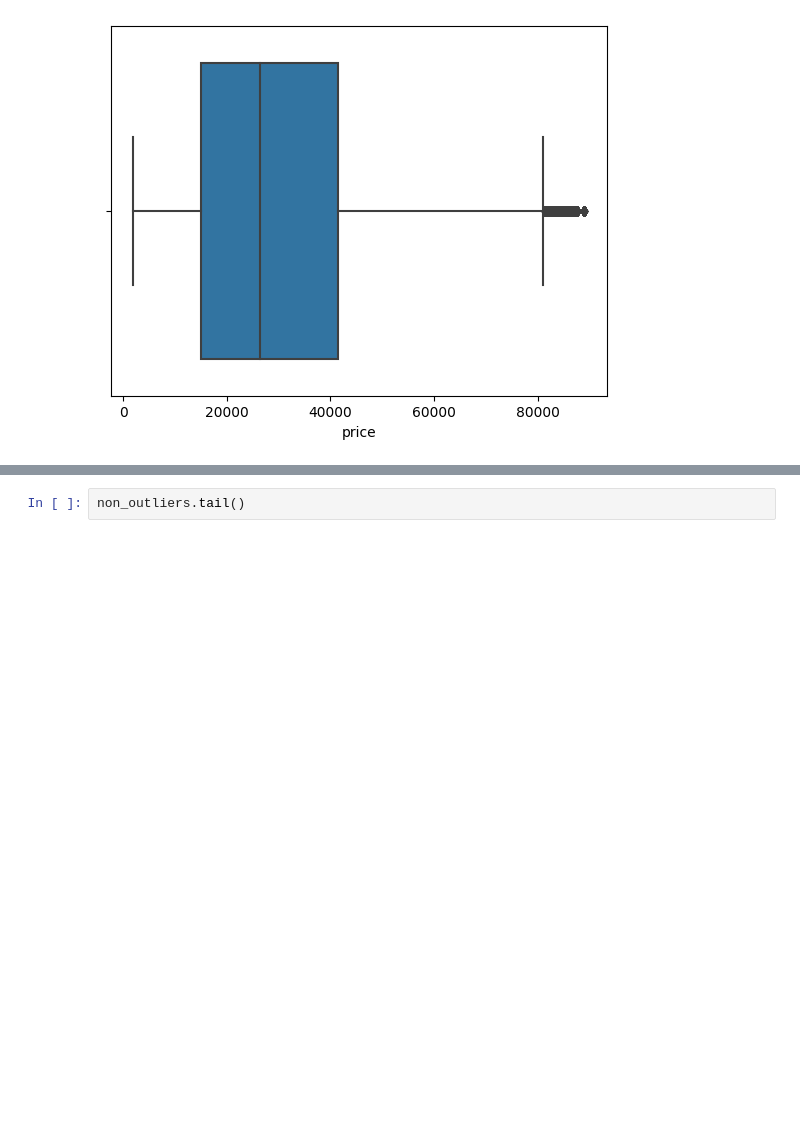
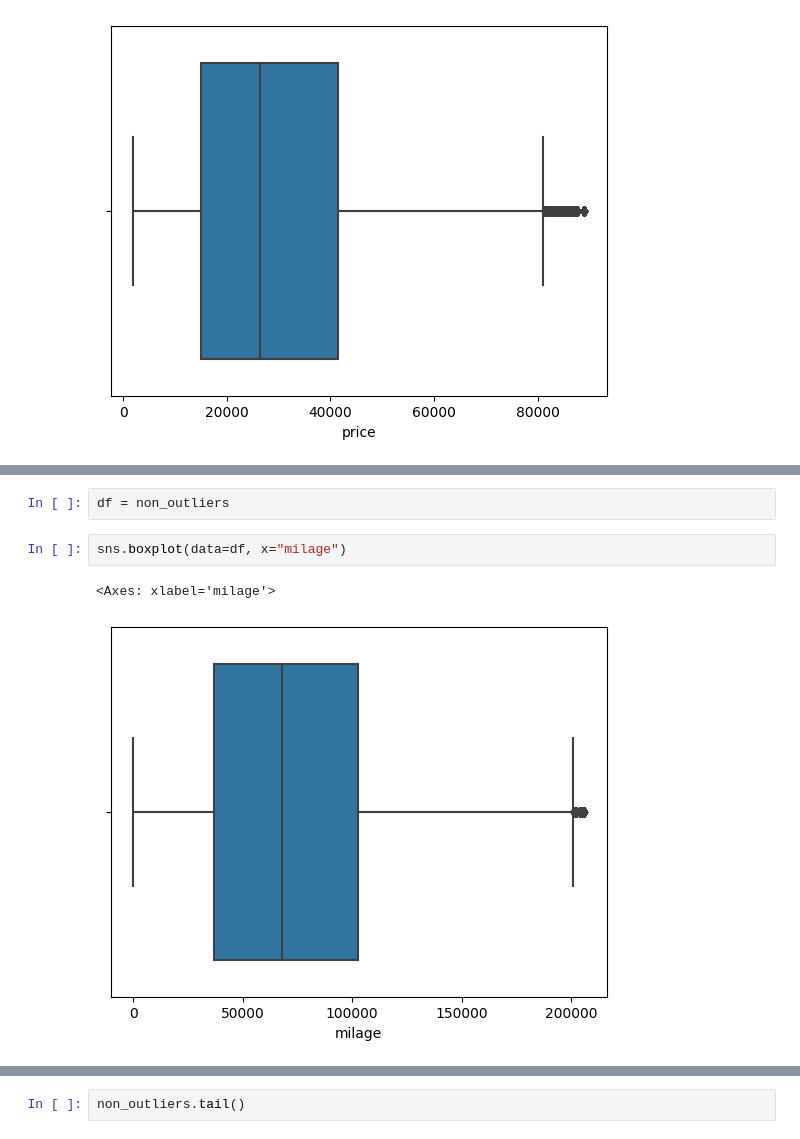
Before and after one commit to SiegfredLorelle/kagglex-car-price-prediction, a Jupyter notebook: kagglex-car-price.ipynb, the cells around one changed output, grey strips where cells are left out. Saved outputs shown, nothing was run; the diff lists cells and outputs as text; blank space fills up the shorter version.

```diff
--- a/kagglex-car-price.ipynb
+++ b/kagglex-car-price.ipynb
@@ -970,0 +988,7 @@ Name: price, dtype: float64
+# %%
+df = non_outliers
+# %%
+sns.boxplot(data=df, x="milage")
+# %% [output]
+<Axes: xlabel='milage'>
+[figure, added]
```
Also changed, not shown: parts of 47 cells of this notebook.
